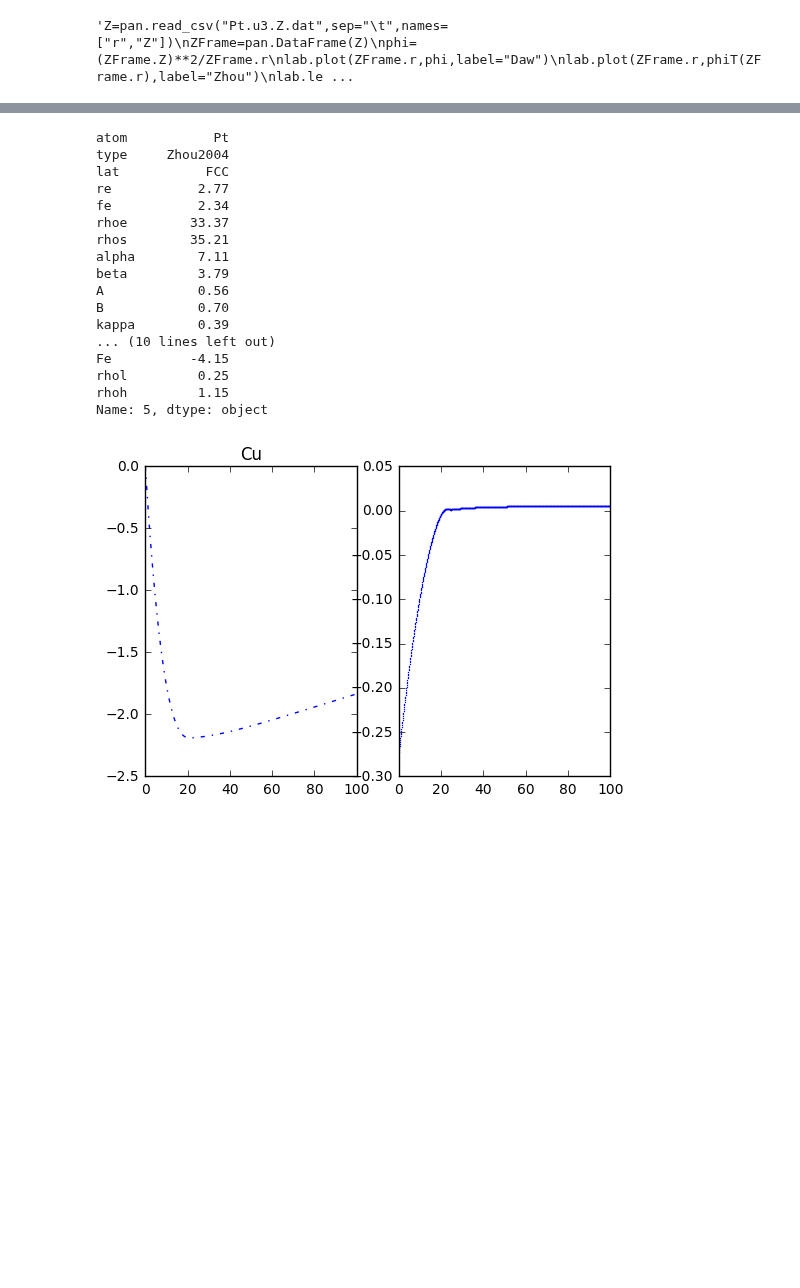
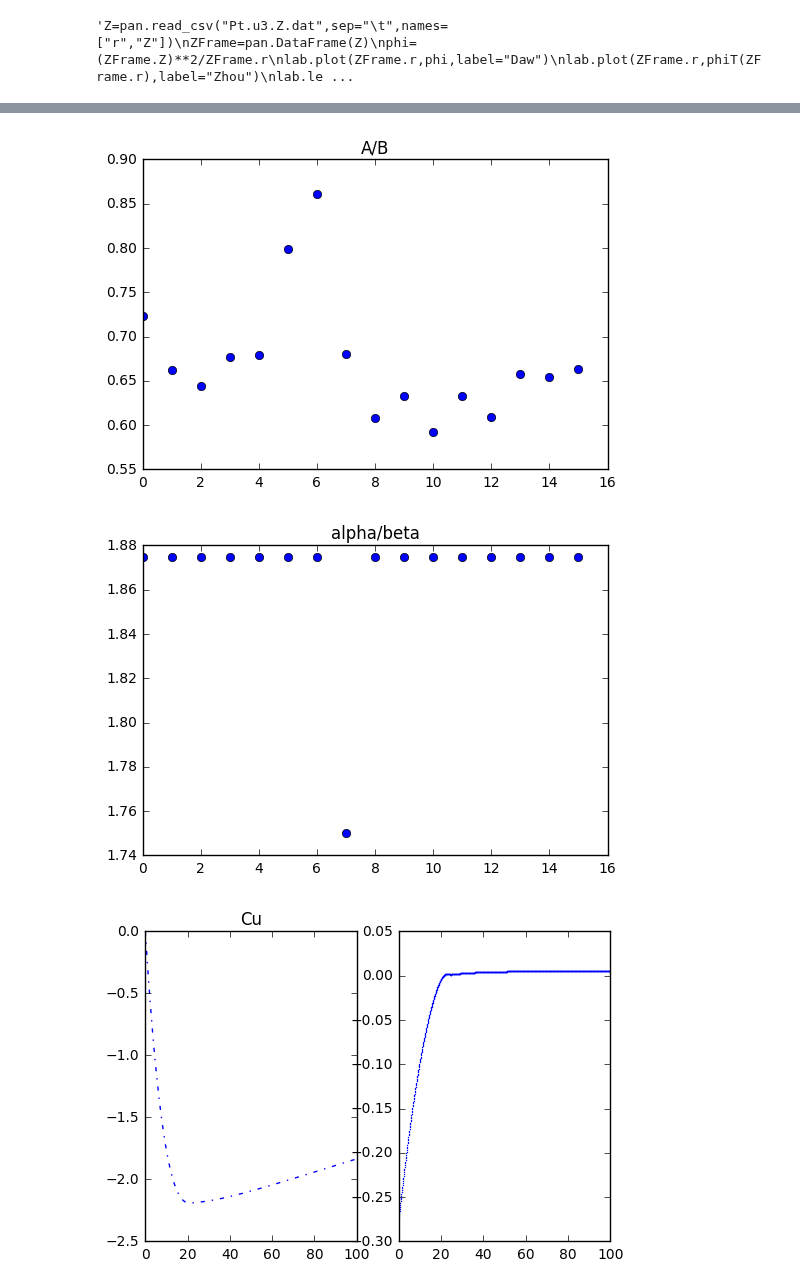
Before and after one commit to 123daimanu/DR_EAM, a Jupyter notebook: FQ_EAM_test.ipynb, the cells around one changed output, grey strips where cells are left out. Drawn from its saved outputs; the diff is of its cells as text; code cells hidden in the pictures; blank space fills up the shorter version.

```diff
--- a/FQ_EAM_test.ipynb
+++ b/FQ_EAM_test.ipynb
@@ -48,28 +48,20 @@ Zhou
 | 14 | Ti | Zhou2004 | HCP | 2.93 | 1.86 | 25.57 | 25.57 | 8.78 | 4.68 | 0.37 | ... | ... |
 | 15 | Zr | Zhou2004 | HCP | 3.20 | 2.23 | 30.88 | 30.88 | 8.56 | 4.56 | 0.42 | ... | ... |
 16 rows × 25 columns
-# %%
-
-data=Zhou.iloc[5]
-data
-# %% [output]
-atom           Pt
-type     Zhou2004
-lat           FCC
-re           2.77
-fe           2.34
-rhoe        33.37
-rhos        35.21
-alpha        7.11
-beta         3.79
-A            0.56
-B            0.70
-kappa        0.39
-... (10 lines left out)
-Fe          -4.15
-rhol         0.25
-rhoh         1.15
-Name: 5, dtype: object
+# %%
+
+data=Zhou.A/Zhou.B
+lab.plot(data,'o')
+lab.title("A/B")
+lab.show()
+
+data=Zhou.alpha/Zhou.beta
+lab.plot(data,'o')
+lab.title("alpha/beta")
+lab.show()
+# %% [output]
+[figure, added]
+[figure, added]
 # %%
 nn=[12,12,12,12,12,12,12,12,8,8,8,8,12,12,12,12]
 nn2=[6,6,6,6,6,6,6,6,6,6,6,6,6,6,6,6]
```
Also changed, not shown: parts of 5 cells of this notebook, 9 other files.
